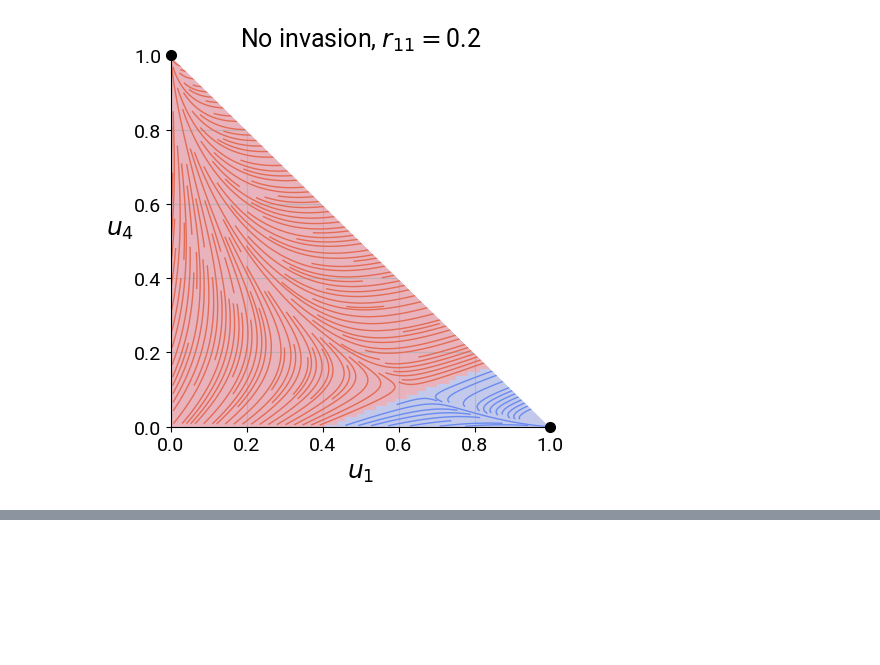
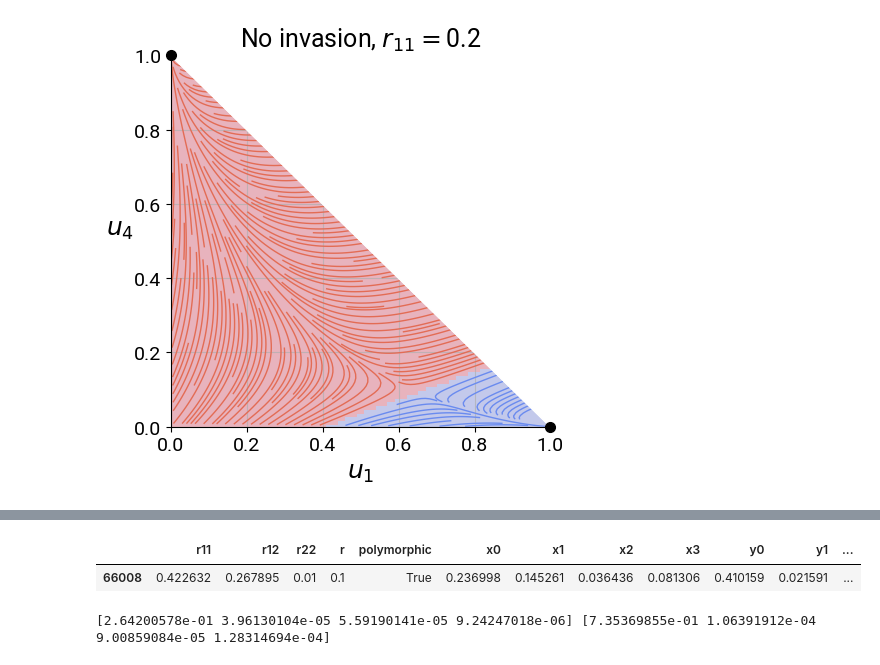
Before and after one commit to cvanamburg/quasilinkage, a Jupyter notebook: modifier.ipynb, the cells around one changed output, grey strips where cells are left out. Saved outputs shown, nothing was run; the diff lists cells and outputs as text; code cells hidden in the pictures; blank space fills up the shorter version.

```diff
--- a/modifier.ipynb
+++ b/modifier.ipynb
@@ -426,0 +986,21 @@ plt.title(title); plt.tight_layout(); plt.show() # , $r_{12}=r_{22}=0.4$
+# %%
+row = df[df.polymorphic == True]
+row
+# %% [output]
+|  | r11 | r12 | r22 | r | polymorphic | x0 | x1 | x2 | x3 | y0 | y1 | ... |
+| 66008 | 0.422632 | 0.267895 | 0.01 | 0.1 | True | 0.236998 | 0.145261 | 0.036436 | 0.081306 | 0.410159 | 0.021591 | ... |
+# %%
+row = df[df.polymorphic].iloc[0]
+
+x0 = row[["x0","x1","x2","x3"]].to_numpy(dtype=np.float64)
+y0 = row[["y0","y1","y2","y3"]].to_numpy(dtype=np.float64)
+
+r11 = float(row.r11)
+r12 = float(row.r12)
+r22 = float(row.r22)
+r   = float(row.r)
+
+xf, yf = run_traj(x0, y0, r11, r12, r22, r, 1000)
+print(xf, yf)
+# %% [output]
+[2.64200578e-01 3.96130104e-05 5.59190141e-05 9.24247018e-06] [7.35369855e-01 1.06391912e-04 9.00859084e-05 1.28314694e-04]
```
Also changed, not shown: parts of 13 cells of this notebook, 1 other file.
